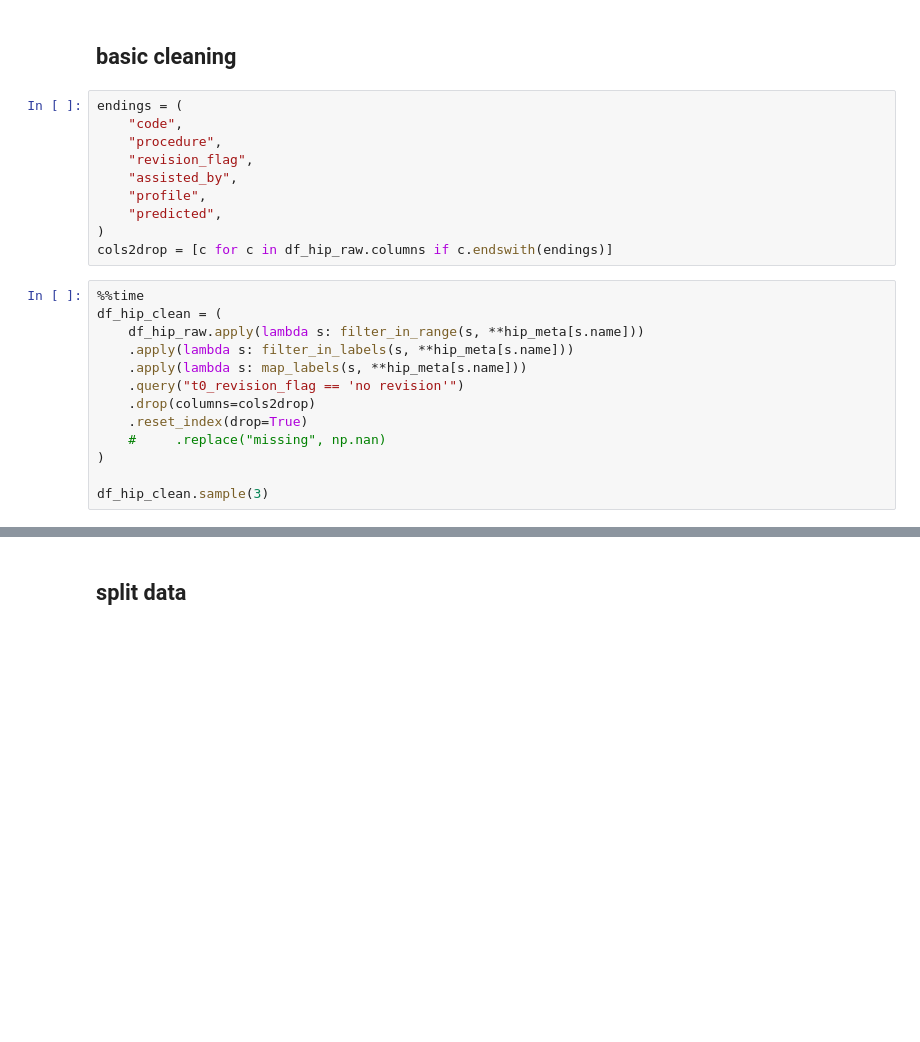
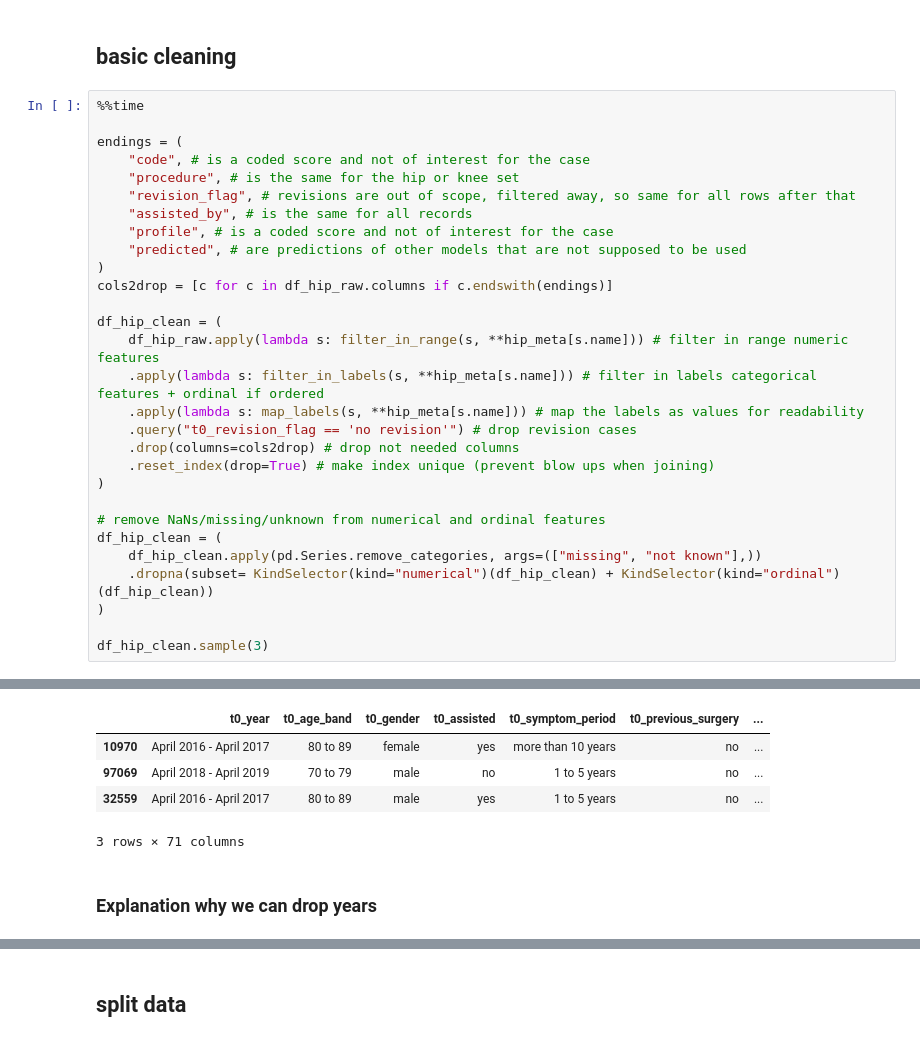
Before and after one commit to laurencefrank/NHS-PROMs, a Jupyter notebook: notebooks/Cleansed_BV.ipynb, the cells around one changed output, grey strips where cells are left out. Saved outputs shown, nothing was run; the diff lists cells and outputs as text; blank space fills up the shorter version.

Commit message:
cleaned up and balance via estimator

```diff
--- a/notebooks/Cleansed_BV.ipynb
+++ b/notebooks/Cleansed_BV.ipynb
@@ -57,25 +88,32 @@ df_hip_raw.sample(3)
 # %% [markdown]
 ## basic cleaning
-# %%
-endings = (
-    "code",
-    "procedure",
-    "revision_flag",
-    "assisted_by",
-    "profile",
-    "predicted",
-)
-cols2drop = [c for c in df_hip_raw.columns if c.endswith(endings)]
-# %%
-%%time
-df_hip_clean = (
-    df_hip_raw.apply(lambda s: filter_in_range(s, **hip_meta[s.name]))
-    .apply(lambda s: filter_in_labels(s, **hip_meta[s.name]))
-    .apply(lambda s: map_labels(s, **hip_meta[s.name]))
-    .query("t0_revision_flag == 'no revision'")
-    .drop(columns=cols2drop)
-    .reset_index(drop=True)
-    #     .replace("missing", np.nan)
-)
-
-df_hip_clean.sample(3)
+# %%
+%%time
+
+endings = (
+    "code", # is a coded score and not of interest for the case
+    "procedure", # is the same for the hip or knee set
+    "revision_flag", # revisions are out of scope, filtered away, so same for all rows after that
+    "assisted_by", # is the same for all records
+    "profile", # is a coded score and not of interest for the case
+    "predicted", # are predictions of other models that are not supposed to be used
+)
+cols2drop = [c for c in df_hip_raw.columns if c.endswith(endings)]
+
+df_hip_clean = (
+    df_hip_raw.apply(lambda s: filter_in_range(s, **hip_meta[s.name])) # filter in range numeric features
+    .apply(lambda s: filter_in_labels(s, **hip_meta[s.name])) # filter in labels categorical features + ordinal if ordered
+    .apply(lambda s: map_labels(s, **hip_meta[s.name])) # map the labels as values for readability
+    .query("t0_revision_flag == 'no revision'") # drop revision cases
+    .drop(columns=cols2drop) # drop not needed columns
+    .reset_index(drop=True) # make index unique (prevent blow ups when joining)
+)
+
+# remove NaNs/missing/unknown from numerical and ordinal features
+df_hip_clean = (
+    df_hip_clean.apply(pd.Series.remove_categories, args=(["missing", "not known"],))
+    .dropna(subset= KindSelector(kind="numerical")(df_hip_clean) + KindSelector(kind="ordinal")(df_hip_clean))
+)
+
+df_hip_clean.sample(3)
+# %% [output]
@@ -81,0 +122,7 @@ df_hip_clean.sample(3)
+|  | t0_year | t0_age_band | t0_gender | t0_assisted | t0_symptom_period | t0_previous_surgery | ... |
+| 10970 | April 2016 - April 2017 | 80 to 89 | female | yes | more than 10 years | no | ... |
+| 97069 | April 2018 - April 2019 | 70 to 79 | male | no | 1 to 5 years | no | ... |
+| 32559 | April 2016 - April 2017 | 80 to 89 | male | yes | 1 to 5 years | no | ... |
+3 rows × 71 columns
+# %% [markdown]
+### Explanation why we can drop years
```
Also changed, not shown: parts of 22 cells of this notebook, 1 other file.
